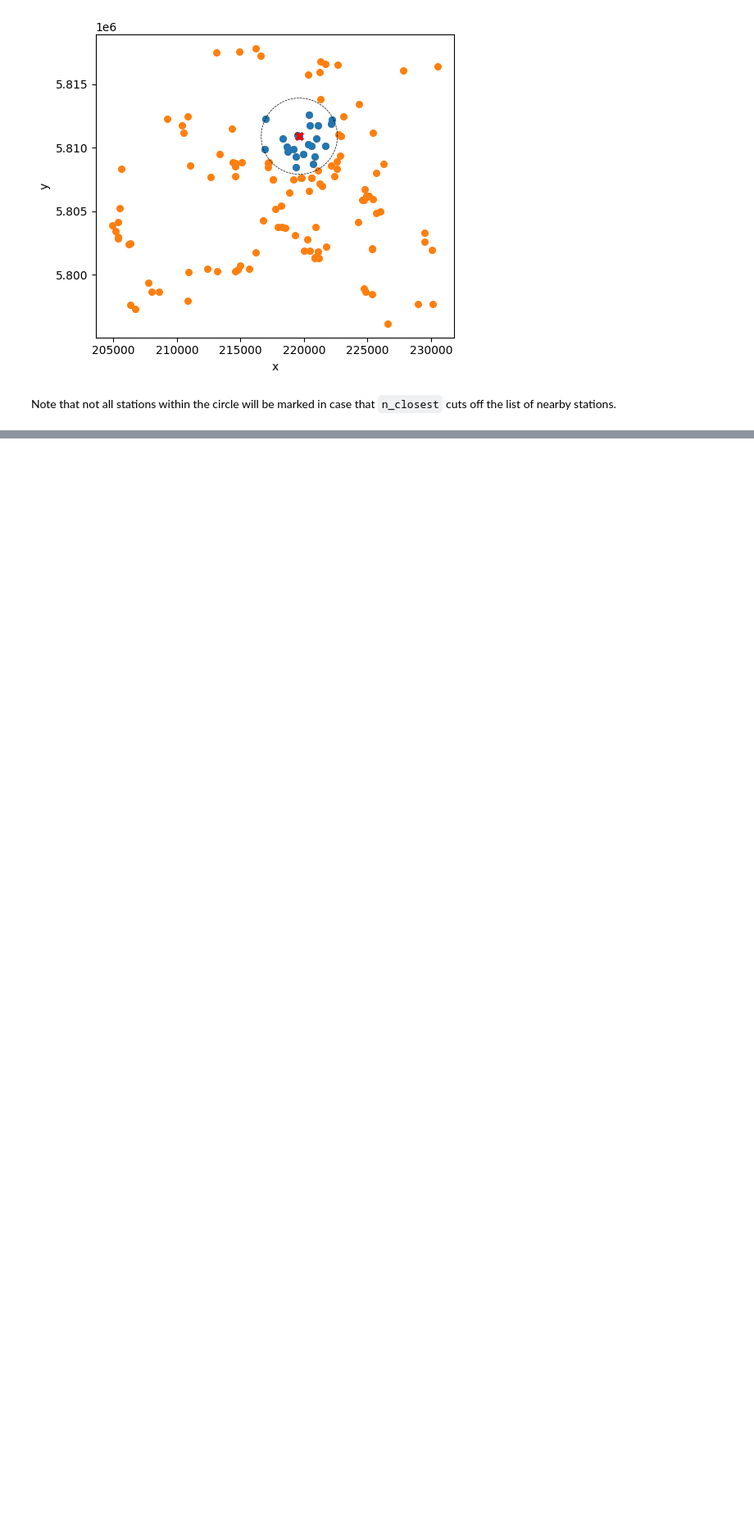
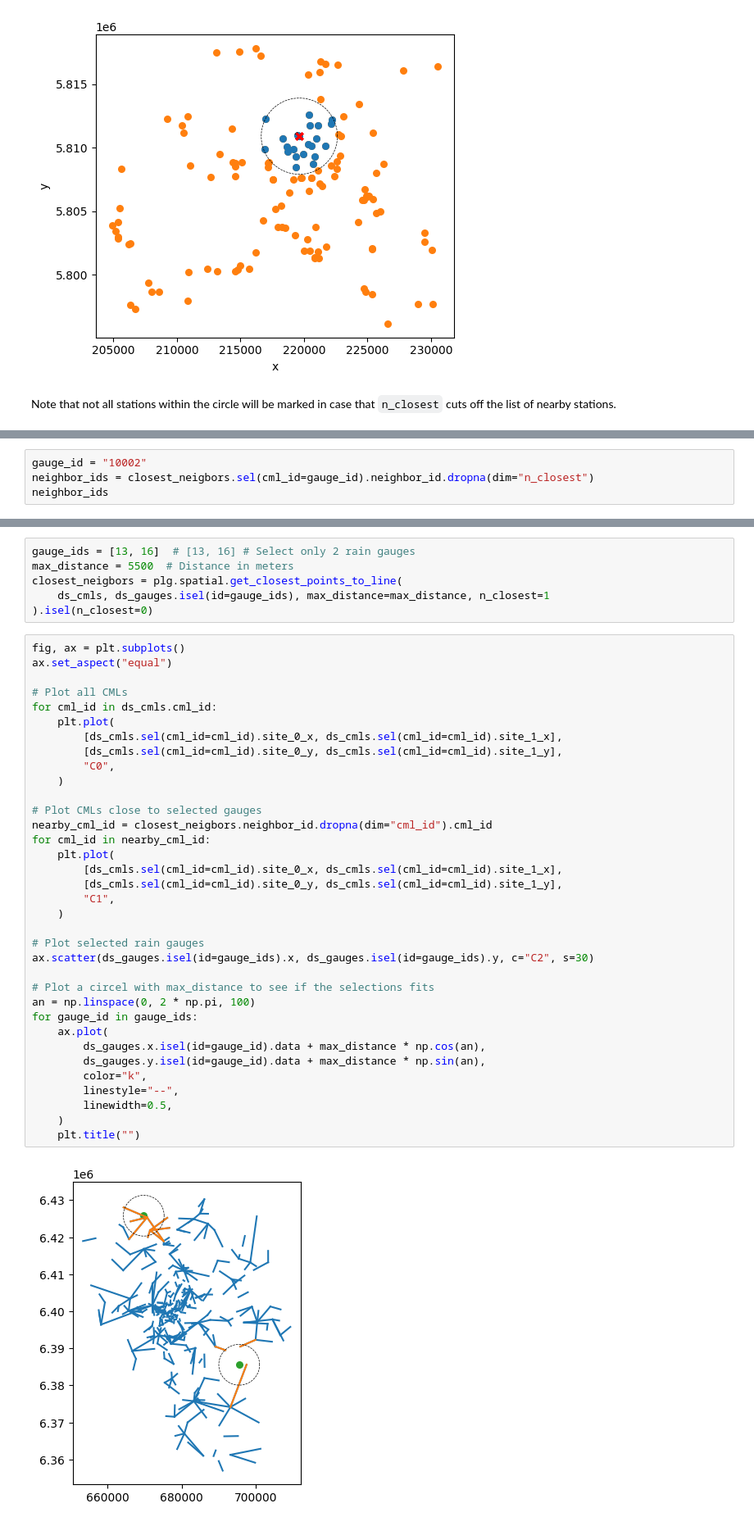
Before and after one commit to OpenSenseAction/poligrain, a Jupyter notebook: docs/notebooks/Calculate_distances.ipynb, the cells around one changed output, grey strips where cells are left out. Shown at 82% size. Cells and saved outputs as stored; diff of their text form; blank space fills up the shorter version.

```diff
--- a/docs/notebooks/Calculate_distances.ipynb
+++ b/docs/notebooks/Calculate_distances.ipynb
@@ -219,0 +326,4 @@ Note that not all stations within the circle will be marked in case that `n_clos
+# %%
+gauge_id = "10002"
+neighbor_ids = closest_neigbors.sel(cml_id=gauge_id).neighbor_id.dropna(dim="n_closest")
+neighbor_ids
@@ -219,0 +339,43 @@ Note that not all stations within the circle will be marked in case that `n_clos
+# %%
+gauge_ids = [13, 16]  # [13, 16] # Select only 2 rain gauges
+max_distance = 5500  # Distance in meters
+closest_neigbors = plg.spatial.get_closest_points_to_line(
+    ds_cmls, ds_gauges.isel(id=gauge_ids), max_distance=max_distance, n_closest=1
+).isel(n_closest=0)
+# %%
+fig, ax = plt.subplots()
+ax.set_aspect("equal")
+
+# Plot all CMLs
+for cml_id in ds_cmls.cml_id:
+    plt.plot(
+        [ds_cmls.sel(cml_id=cml_id).site_0_x, ds_cmls.sel(cml_id=cml_id).site_1_x],
+        [ds_cmls.sel(cml_id=cml_id).site_0_y, ds_cmls.sel(cml_id=cml_id).site_1_y],
+        "C0",
+    )
+
+# Plot CMLs close to selected gauges
+nearby_cml_id = closest_neigbors.neighbor_id.dropna(dim="cml_id").cml_id
+for cml_id in nearby_cml_id:
+    plt.plot(
+        [ds_cmls.sel(cml_id=cml_id).site_0_x, ds_cmls.sel(cml_id=cml_id).site_1_x],
+        [ds_cmls.sel(cml_id=cml_id).site_0_y, ds_cmls.sel(cml_id=cml_id).site_1_y],
+        "C1",
+    )
+
+# Plot selected rain gauges
+ax.scatter(ds_gauges.isel(id=gauge_ids).x, ds_gauges.isel(id=gauge_ids).y, c="C2", s=30)
+
+# Plot a circel with max_distance to see if the selections fits
+an = np.linspace(0, 2 * np.pi, 100)
+for gauge_id in gauge_ids:
+    ax.plot(
+        ds_gauges.x.isel(id=gauge_id).data + max_distance * np.cos(an),
+        ds_gauges.y.isel(id=gauge_id).data + max_distance * np.sin(an),
+        color="k",
+        linestyle="--",
+        linewidth=0.5,
+    )
+    plt.title("")
+# %% [output]
+[figure, added]
```
Also changed, not shown: parts of 17 cells of this notebook, 3 other files.
